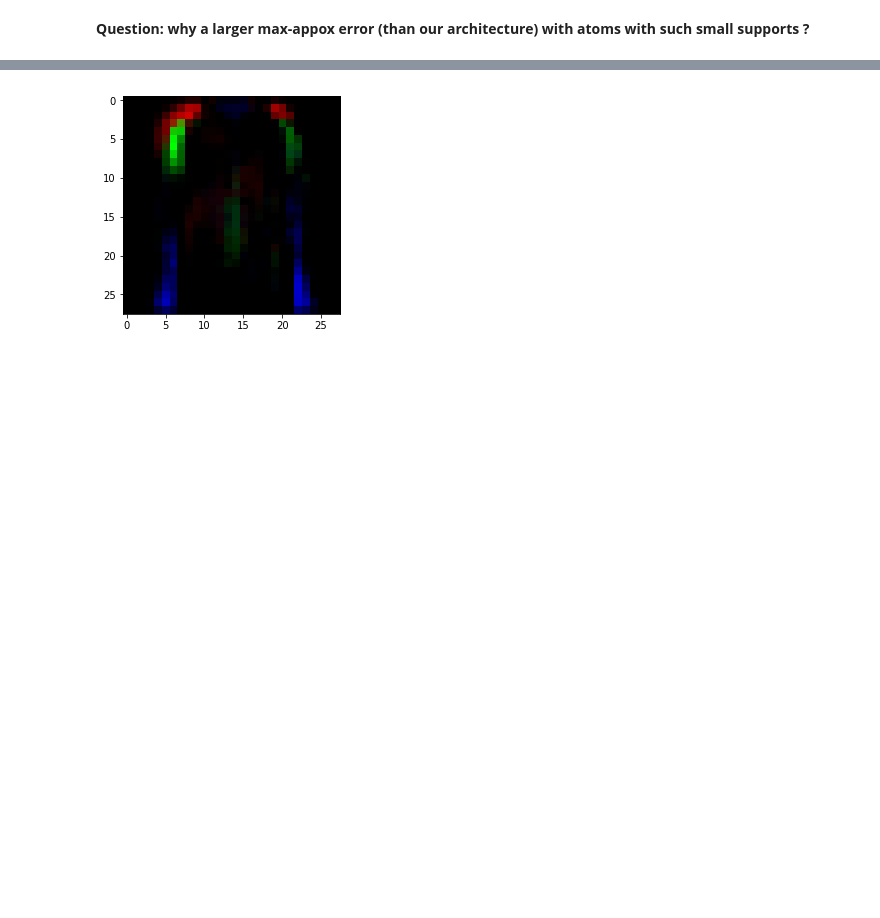
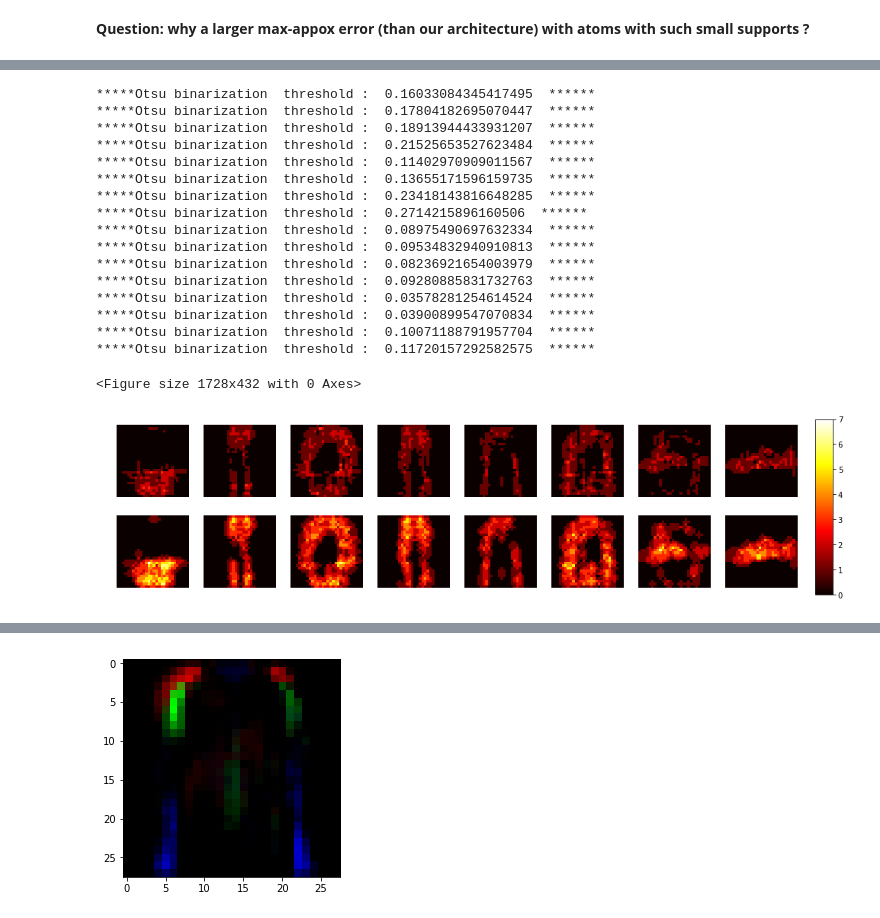
Before and after one commit to PonchonB/Mathematical_Morphologies_And_Deep_Learning, a Jupyter notebook: Notebooks/18_11_07_NNSAE_on_FashionMNIST.ipynb, the cells around one changed output, grey strips where cells are left out. Saved outputs shown, nothing was run; the diff lists cells and outputs as text; code cells hidden in the pictures; blank space fills up the shorter version.

```diff
--- a/Notebooks/18_11_07_NNSAE_on_FashionMNIST.ipynb
+++ b/Notebooks/18_11_07_NNSAE_on_FashionMNIST.ipynb
@@ -94 +102,22 @@ def plot_10_most_used_atoms_for_an_image(h_image, atoms):
+# %%
+atoms_analysis.plot_heat_map_of_overlapping_atoms(h_test[idx_small][2:10], atoms, dilated_atoms=atoms_dil,number_of_atoms=50)
+# %% [output]
+*****Otsu binarization  threshold :  0.16033084345417495  ******
+*****Otsu binarization  threshold :  0.17804182695070447  ******
+*****Otsu binarization  threshold :  0.18913944433931207  ******
+*****Otsu binarization  threshold :  0.21525653527623484  ******
+*****Otsu binarization  threshold :  0.11402970909011567  ******
+*****Otsu binarization  threshold :  0.13655171596159735  ******
+*****Otsu binarization  threshold :  0.23418143816648285  ******
+*****Otsu binarization  threshold :  0.2714215896160506  ******
+*****Otsu binarization  threshold :  0.08975490697632334  ******
+*****Otsu binarization  threshold :  0.09534832940910813  ******
+*****Otsu binarization  threshold :  0.08236921654003979  ******
+*****Otsu binarization  threshold :  0.09280885831732763  ******
+*****Otsu binarization  threshold :  0.03578281254614524  ******
+*****Otsu binarization  threshold :  0.03900899547070834  ******
+*****Otsu binarization  threshold :  0.10071188791957704  ******
+*****Otsu binarization  threshold :  0.11720157292582575  ******
+<Figure size 1728x432 with 0 Axes>
+[figure, added]
 # %%
```
Also changed, not shown: parts of 53 cells of this notebook, 9 other files.
